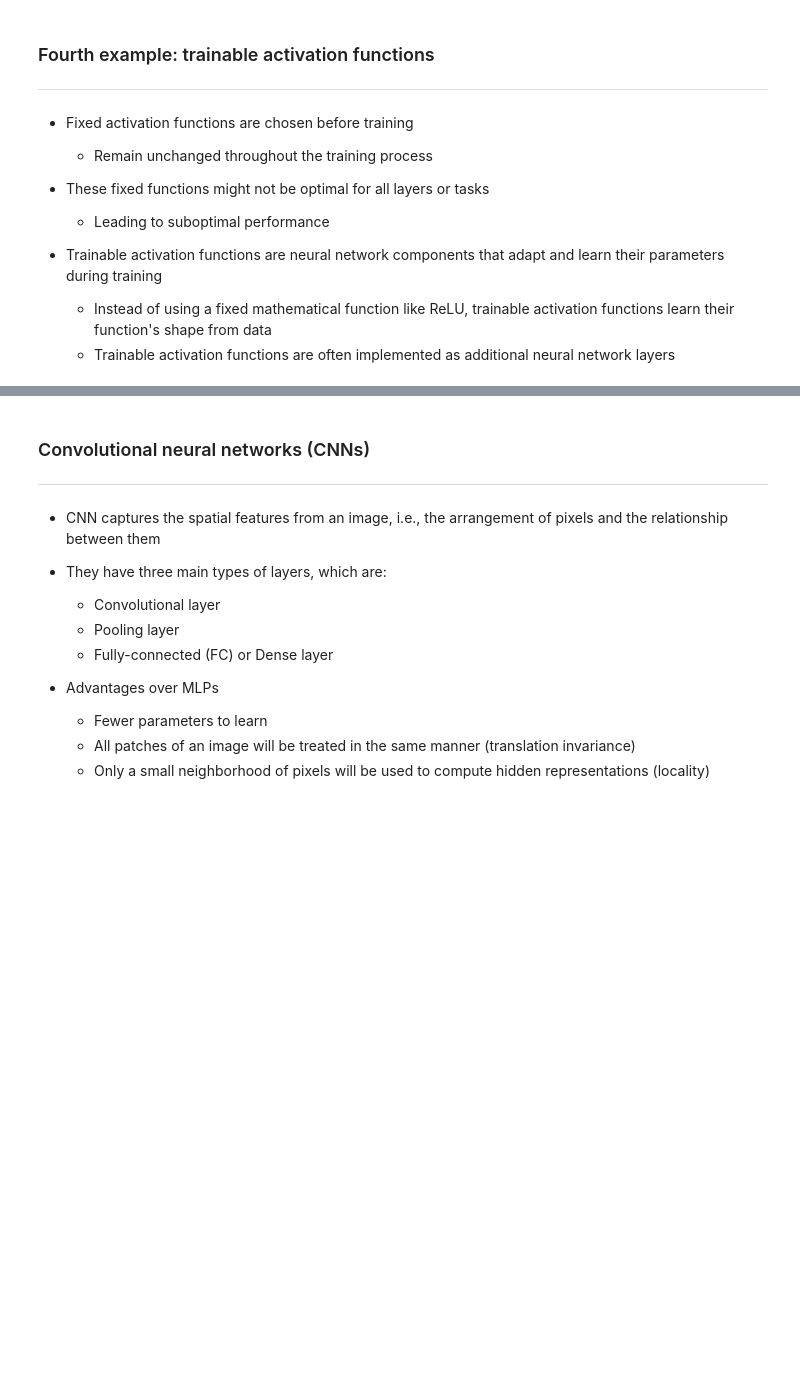
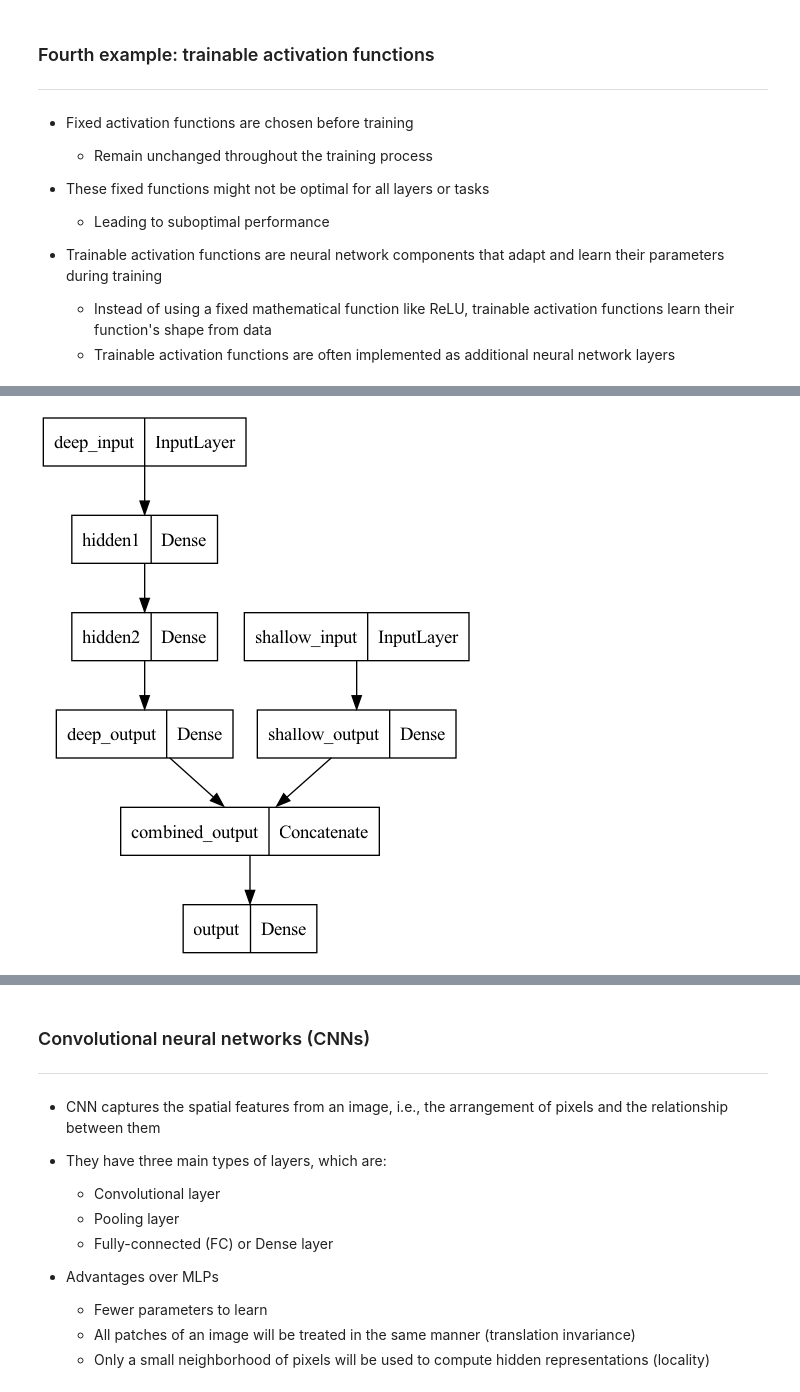
Before and after one commit to farhad-pourkamali/MATH6388, a Jupyter notebook: Lecture4_NN.ipynb, the cells around one changed output, grey strips where cells are left out. Saved outputs shown, nothing was run; the diff lists cells and outputs as text; code cells hidden in the pictures; blank space fills up the shorter version.

```diff
--- a/Lecture4_NN.ipynb
+++ b/Lecture4_NN.ipynb
@@ -1119,0 +1280,25 @@ model_without_custom_activation.summary()
+# %%
+# Define the shallow part (linear model)
+shallow_input = Input(shape=(2,), name='shallow_input')
+shallow_output = Dense(1, activation='linear', name='shallow_output')(shallow_input)
+
+# Define the deep part (deep neural network)
+deep_input = Input(shape=(6,), name='deep_input')
+deep_hidden1 = Dense(64, activation='relu', name='hidden1')(deep_input)
+deep_hidden2 = Dense(32, activation='relu', name='hidden2')(deep_hidden1)
+deep_output = Dense(1, activation='linear', name='deep_output')(deep_hidden2)
+
+# Combine the wide and deep parts
+combined_output = concatenate([shallow_output, deep_output], name='combined_output')
+
+# Final output layer for regression
+output = Dense(1, activation='linear', name='output')(combined_output)
+
+# Create the model
+model = Model(inputs=[shallow_input, deep_input], outputs=output)
+
+# Compile the model
+model.compile(optimizer='adam', loss='mean_squared_error', metrics=['mae'])
+
+# Display the model summary
+model.summary()
@@ -1119,0 +1323,6 @@ model_without_custom_activation.summary()
+# %%
+from tensorflow.keras.utils import plot_model
+
+plot_model(model)
+# %% [output]
+[figure, added]
```
Also changed, not shown: parts of 74 cells of this notebook.
